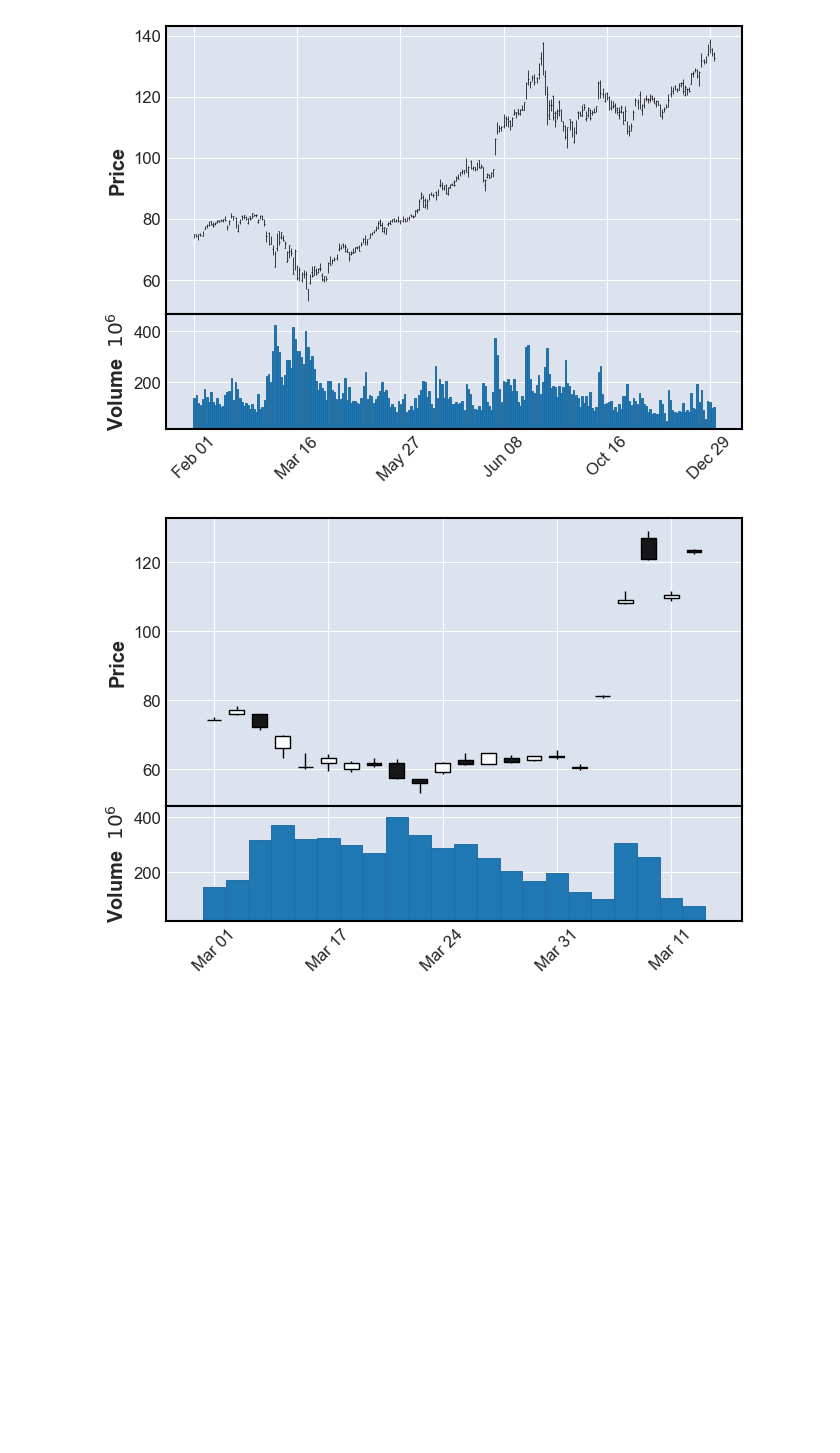
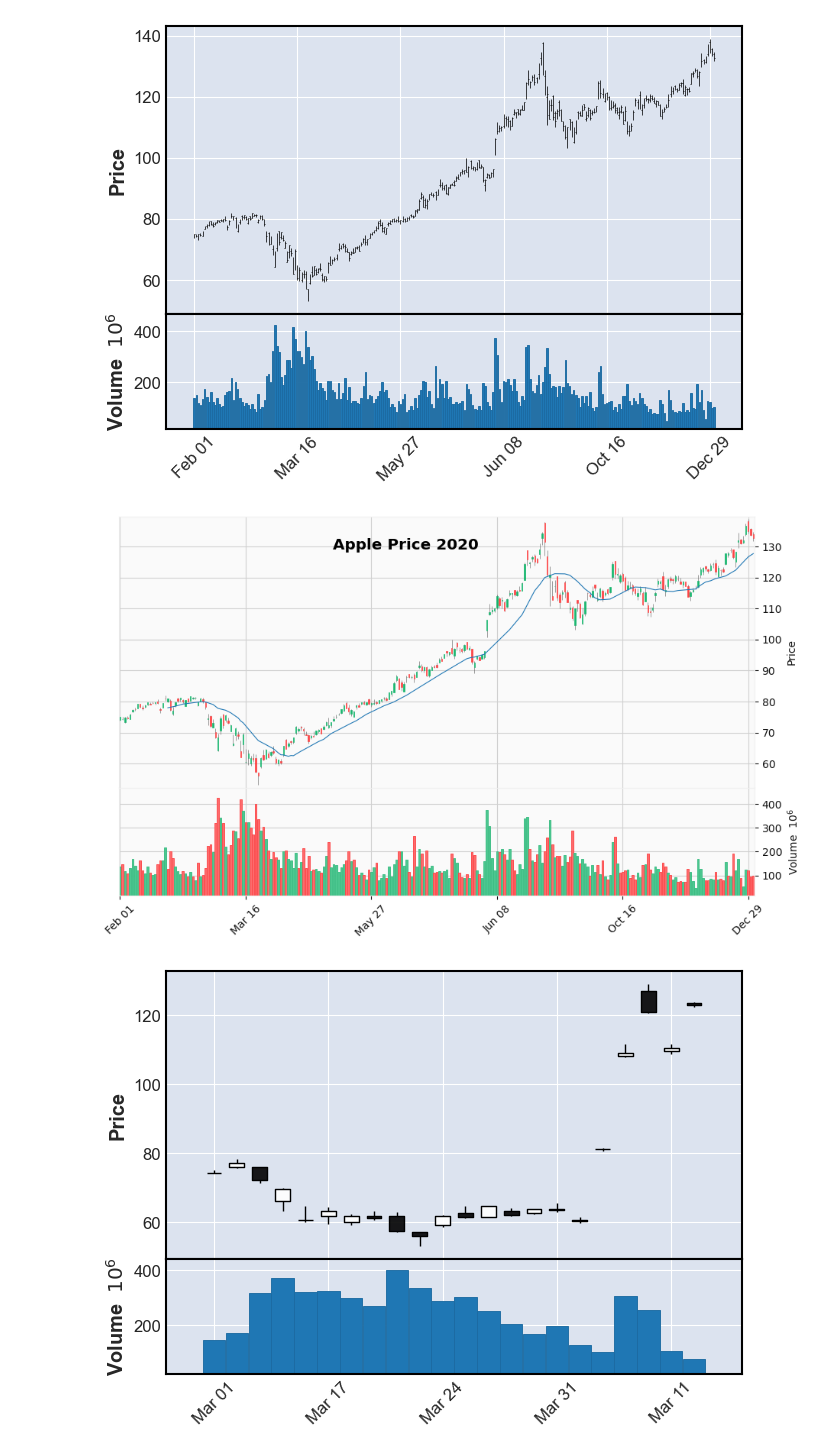
Before and after one commit to salvarenga25/StockMarket_Project, a Jupyter notebook: Stock_Analysis(CandestIck chart example code).ipynb, the cells around one changed output. Drawn from its saved outputs; the diff is of its cells as text; code cells hidden in the pictures; blank space fills up the shorter version.

```diff
--- a/Stock_Analysis(CandestIck chart example code).ipynb
+++ b/Stock_Analysis(CandestIck chart example code).ipynb
@@ -652,6 +652,16 @@ AAPL_stock
 mpf.plot(AAPL_stock['2020'],volume=True)
 # %% [output]
 [figure]
+# %%
+#figratio changes the size of the graph
+mpf.plot(AAPL_stock['2020'],figratio=(20,12),
+         type='candle',
+         title = 'Apple Price 2020',
+         mav=(20), volume=True,
+         tight_layout=True,
+         style = 'yahoo')
+# %% [output]
+[figure, added]
 # %%
 #Candle stick chart for March 2020
 mpf.plot(AAPL_stock['2020-03'],type='candle', volume=True)
```
